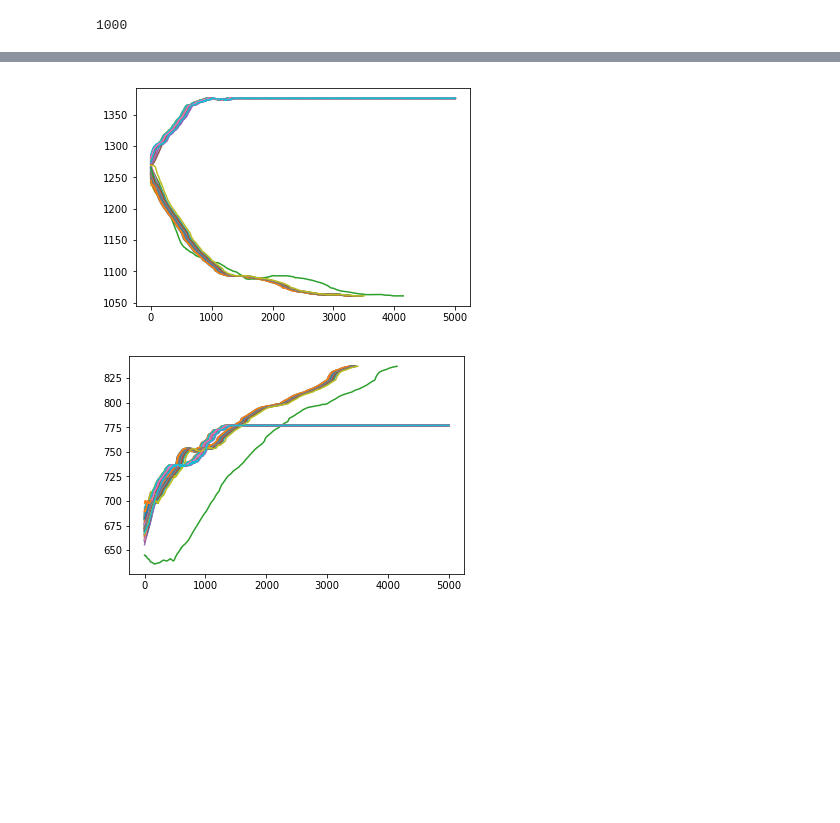
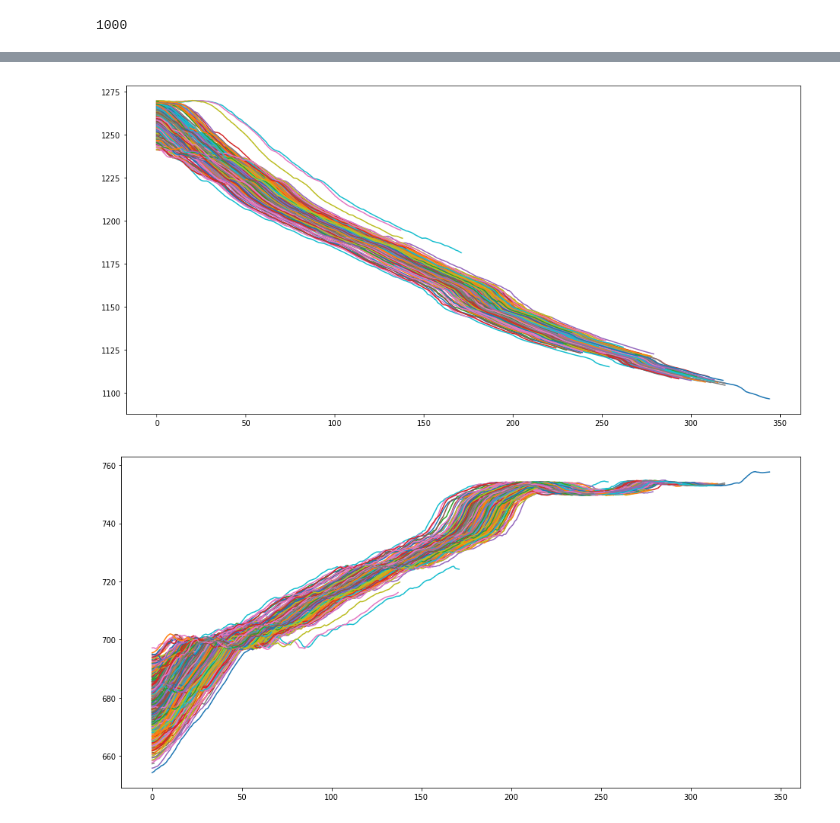
Before and after one commit to sw1227/geospatial_analysis, a Jupyter notebook: platic_tank/search_platic_tank.ipynb, the cells around one changed output, grey strips where cells are left out. Saved outputs shown, nothing was run; the diff lists cells and outputs as text; code cells hidden in the pictures; blank space fills up the shorter version.

```diff
--- a/platic_tank/search_platic_tank.ipynb
+++ b/platic_tank/search_platic_tank.ipynb
@@ -123,3 +165,9 @@ TODO: 方向転換・ランダムな停止・モメンタム
+# %%
+def rotated(x, y, theta):
+    """ ベクトル(x, y)をthetaだけ回転させる。方向転換に使用する """
+    rotation_matrix = np.matrix(((np.cos(theta), -np.sin(theta)),
+                                 (np.sin(theta), np.cos(theta))))
+    return np.array(rotation_matrix.dot(np.array([x, y])))[0]
 # %%
 class TankTrajectory():
     """ 初期位置と標高タイルとパラメータを指定して勾配降下法を実行するクラス
@@ -220,8 +287,8 @@ axarr[2].imshow(nabewari_tile.data)
 
 ポリタンクを落とした位置の推定座標をピークとしてもつ対称な二次元正規分布をベースとするが、ポリタンクが西側に転がったことは既知なので、東側に転がってしまうような初期位置は除外する。
 # %%
-start_x_list = np.random.normal(loc=start_x, scale=10, size=100)
-start_y_list = np.random.normal(loc=start_y, scale=10, size=100)
+start_x_list = np.random.normal(loc=start_x, scale=7, size=1000)
+start_y_list = np.random.normal(loc=start_y, scale=7, size=1000)
 start_list = np.c_[start_x_list, start_y_list]
 # %%
 figsize(16, 8)
@@ -240,7 +307,8 @@ axarr[1].scatter(start_list[:, 0]-1000, start_list[:, 1]-500, s=0.1, color="red"
 # %%
 trajectory_list = []
 for sx, sy in tqdm(start_list):
-    trajectory = TankTrajectory((sx, sy), nabewari_tile, epsilon=0.1, stop_vel=0.01, max_step=100000)
+    trajectory = TankTrajectory((sx, sy), nabewari_tile, epsilon=0.1, max_step=100000,
+                                stop_lambda=10, momentum = 0.7, direction_scale=np.pi/12)
     trajectory.run()
     trajectory_list.append(trajectory)
 # %% [output]
@@ -293,0 +353,5 @@ axarr[1].scatter(end_list[:, 0]-1000, end_list[:, 1]-500, s=0.1, color="red")
+# %%
+# 西側に転がったものだけ取り出す
+filtered_list = [t for t in trajectory_list if t.start_x > t.end_x]
+# filtered = filter(lambda t: t.start_x > t.end_x, trajectory_list)
+print(len(filtered_list))
@@ -294,10 +374,10 @@ axarr[1].scatter(end_list[:, 0]-1000, end_list[:, 1]-500, s=0.1, color="red")
 # %%
-for t in trajectory_list:
+for t in filtered_list:
     plt.plot(t.x_list[:5000])
 # %% [output]
-[figure, old version]
+[figure, new version]
 # %%
-for t in trajectory_list:
+for t in filtered_list:
     plt.plot(t.y_list[:5000])
 # %% [output]
-[figure, old version]
+[figure, new version]
```
Also changed, not shown: parts of 15 cells of this notebook.
